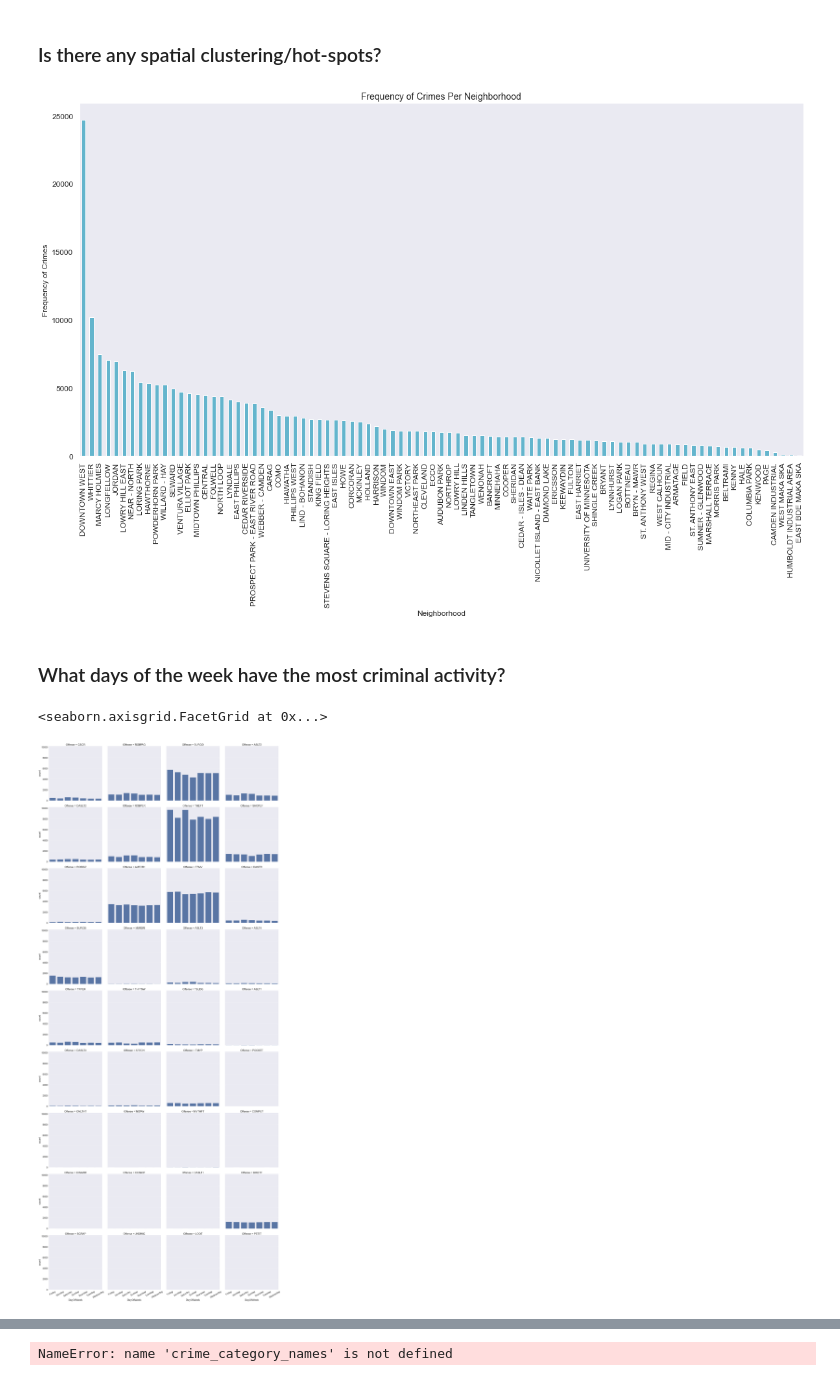
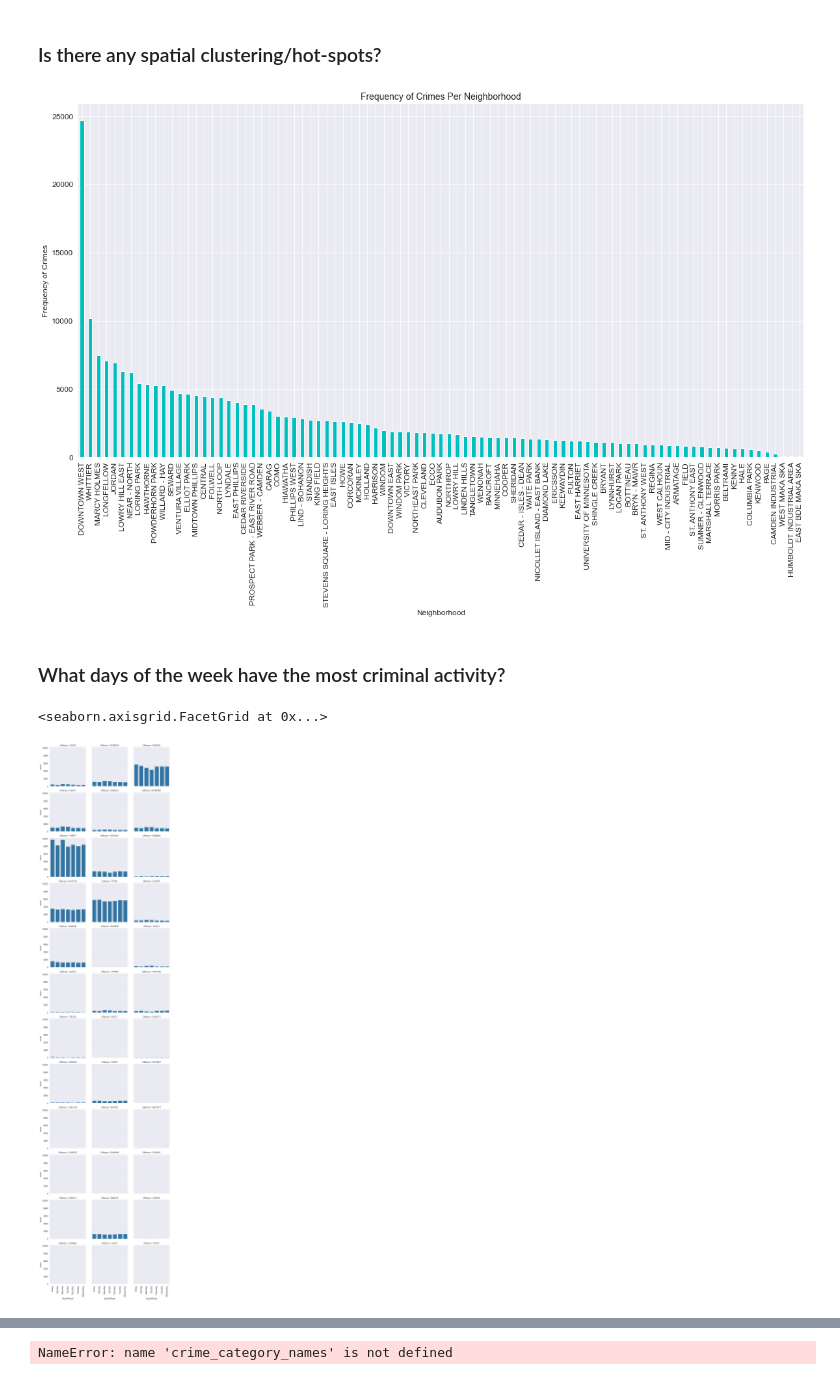
Before and after one commit to jaybenne2001/ds-final, a Jupyter notebook: final_notebook.ipynb, the cells around one changed output, grey strips where cells are left out. Saved outputs shown, nothing was run; the diff lists cells and outputs as text; code cells hidden in the pictures.

```diff
--- a/final_notebook.ipynb
+++ b/final_notebook.ipynb
@@ -337,7 +326,7 @@ ax.get_xaxis().set_major_formatter(plt.FuncFormatter(lambda x, loc: "{:,}".forma
 # %% [markdown]
 ### Are there any there any temporal hot-sports?
 # %%
-sns.set(font_scale=2.5)
-g = sns.FacetGrid(df, col="Category", col_wrap=4, height=10)
+# sns.set(font_scale=2.5)
+g = sns.FacetGrid(df, col="Category", col_wrap=3, height=3)
 g = g.map(plt.hist, "Hour", bins=np.arange(0, 23), color="c")
 # %% [output]
@@ -345,5 +334,5 @@ g = g.map(plt.hist, "Hour", bins=np.arange(0, 23), color="c")
 # %%
-sns.set(font_scale=2.5)
-g = sns.FacetGrid(df, col="Offense", col_wrap=4, height=10)
+# sns.set(font_scale=2.5)
+g = sns.FacetGrid(df, col="Offense", col_wrap=3, height=3)
 g = g.map(plt.hist, "Hour", bins=np.arange(0, 23), color="c")
 # %% [output]
@@ -358,20 +347,20 @@ plt.title("Frequency of Crimes Per Neighborhood", fontsize=title_font_size)
 plt.xlabel("Neighborhood", fontsize=x_axis_font_size)
 plt.ylabel("Frequency of Crimes", fontsize=y_axis_font_size)
 
-ax = crime_per_nh.plot(kind='bar',fontsize=12, grid=False,  color="c")
+ax = crime_per_nh.plot(kind='bar',fontsize=12, grid=True,  color="c")
 
 #fig.savefig('visualizations/Neighborhood_barplot.png', bbox_inches='tight')
 # %% [output]
-[figure, old version]
+[figure, new version]
 # %% [markdown]
 ### What days of the week have the most criminal activity?
 # %%
-g = sns.FacetGrid(df, col="Offense", col_wrap=4, height=10)
+g = sns.FacetGrid(df, col="Offense", col_wrap=3, height=3)
 g = g.map(sns.countplot, "DayOfWeek", order=df['DayOfWeek'].sort_values().unique())
-g.set_xticklabels(rotation=30)
+g.set_xticklabels(rotation=90)
 # %% [output]
 <seaborn.axisgrid.FacetGrid at 0x...>
-[figure, old version]
+[figure, new version]
 # %%
 categories = df['Offense'].unique()
 hoods = df['Neighborhood'].unique()
```
Also changed, not shown: parts of 22 cells of this notebook.
